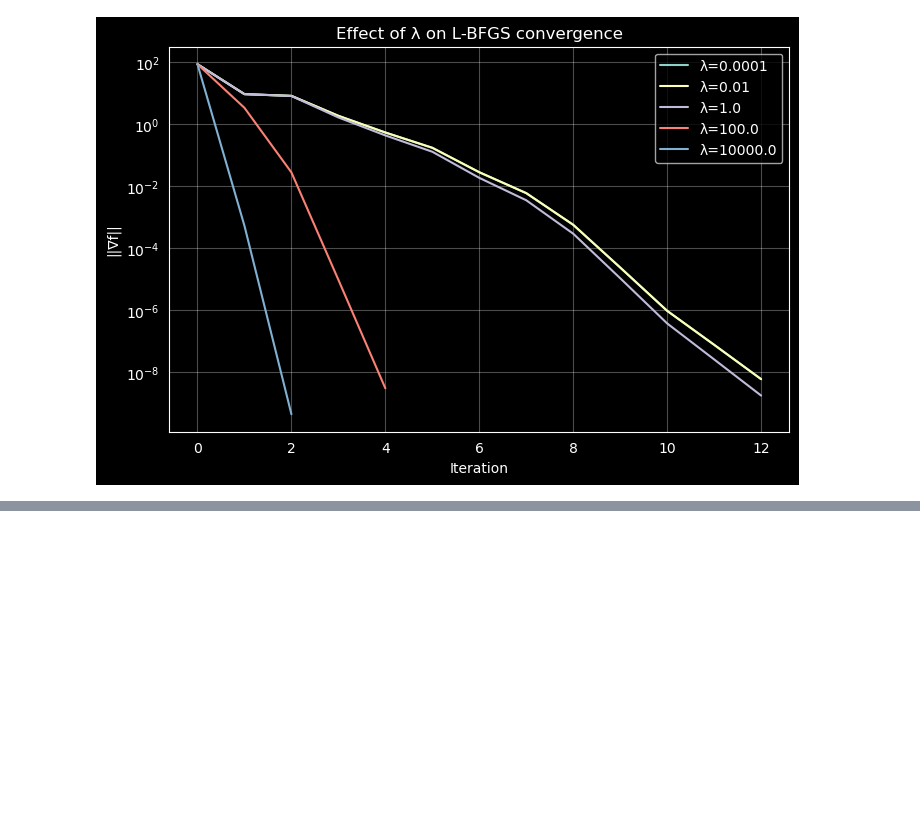
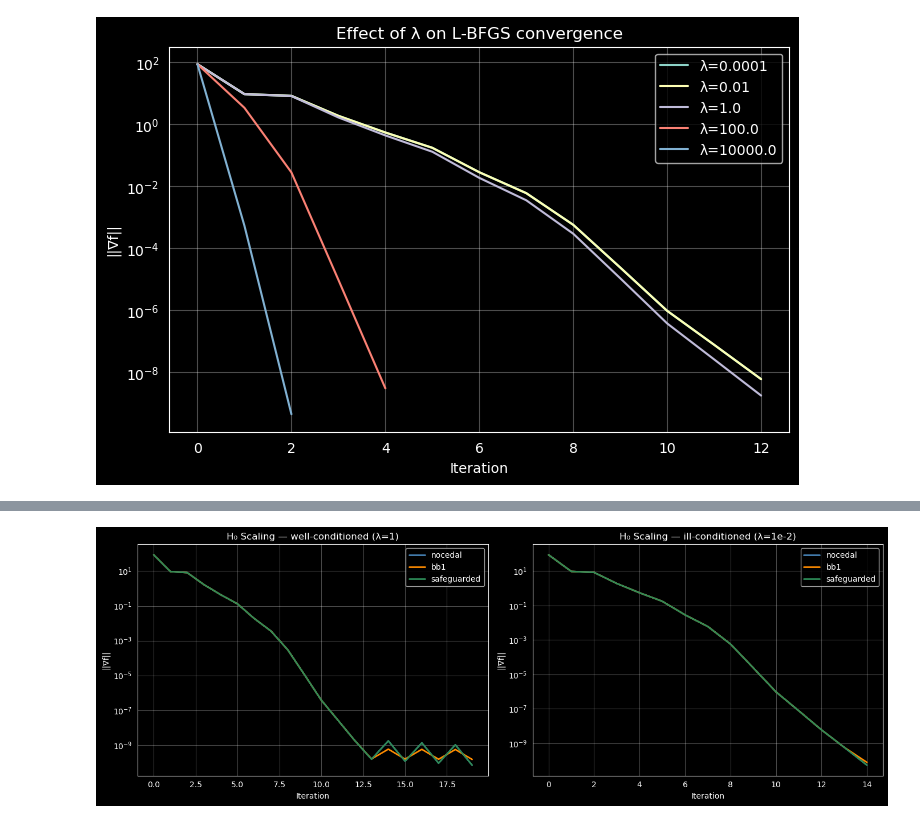
Before and after one commit to GianlucaPanzani/CM-Project-25-26, a Jupyter notebook: 02_lbfgs_experiments.ipynb, the cells around one changed output, grey strips where cells are left out. Cells and saved outputs as stored; diff of their text form; code cells hidden in the pictures; blank space fills up the shorter version.

Commit message:
add Curvature-based restart, Adaptive H0 scaling and Floop counter

```diff
--- a/02_lbfgs_experiments.ipynb
+++ b/02_lbfgs_experiments.ipynb
@@ -166,5 +175,5 @@ for lam_val in [1e-4, 1e-2, 1.0, 1e2, 1e4]:
     print(f"  λ={lam_val:<8}  κ={kappa_l:>12.1f}  "
           f"iter={len(h_l['f'])-1:5d}  "
           f"||w-w*||={np.linalg.norm(w_l-w_star_l):.2e}  "
-          f"t_LBFGS={t_l:.3f}s  t_exact={tempo_star_l:.5f}s")
+          f"t_LBFGS={t_l:.8f}s  t_exact={tempo_star_l:.8f}s")
 # %% [output]
@@ -185,0 +211,22 @@ plt.show()
+# %%
+scaling_strategies = ['nocedal', 'bb1', 'safeguarded']
+colors = {'nocedal': 'steelblue', 'bb1': 'darkorange', 'safeguarded': 'seagreen'}
+
+results_scaling = {}   # key: (lam_val, scaling)
+
+for lam_val, label in [(1.0, 'well-conditioned λ=1'),
+                       (1e-2, 'ill-conditioned λ=1e-2')]:
+    results_scaling[lam_val] = {}
+    w_s, f_s, _ = solve_exact(X, y, lam_val)
+    kappa_v = compute_condition_number(X, lam_val)
+    print(f"\n── {label}  (κ = {kappa_v:.1e}) ──")
+    print(f"  {'scaling':<14} {'iter':>6}  {'||w-w*||':>12}  {'time (s)':>10}")
+    for sc in scaling_strategies:
+        w_sc, h_sc, t_sc = lbfgs_optimize(
+            X, y, lam_val, m_history=10, tol=1e-12,
+            tol_type='relative', line_search='exact',
+            h0_scaling=sc, use_restart=False, verbose=False,
+            max_iter=100_000)
+        err = np.linalg.norm(w_sc - w_s)
+        results_scaling[lam_val][sc] = h_sc
+        print(f"  {sc:<14} {len(h_sc['f'])-1:>6}  {err:>12.2e}  {t_sc:>10.4f}")
@@ -185,0 +245,21 @@ plt.show()
+# %%
+fig, axes = plt.subplots(1, 2, figsize=(14, 5))
+
+for ax, lam_val, title in zip(
+        axes,
+        [1.0, 1e-2],
+        ['H₀ Scaling — well-conditioned (λ=1)',
+         'H₀ Scaling — ill-conditioned (λ=1e-2)']):
+
+    for sc in scaling_strategies:
+        h = results_scaling[lam_val][sc]
+        ax.semilogy(h['grad_norm'],
+                    lw=2, color=colors[sc], label=sc)
+
+    ax.set(xlabel='Iteration', ylabel='||∇f||', title=title)
+    ax.legend(); ax.grid(alpha=0.3)
+
+plt.tight_layout()
+plt.show()
+# %% [output]
+[figure, added]
```
Also changed, not shown: parts of 27 cells of this notebook, 1 other file.
